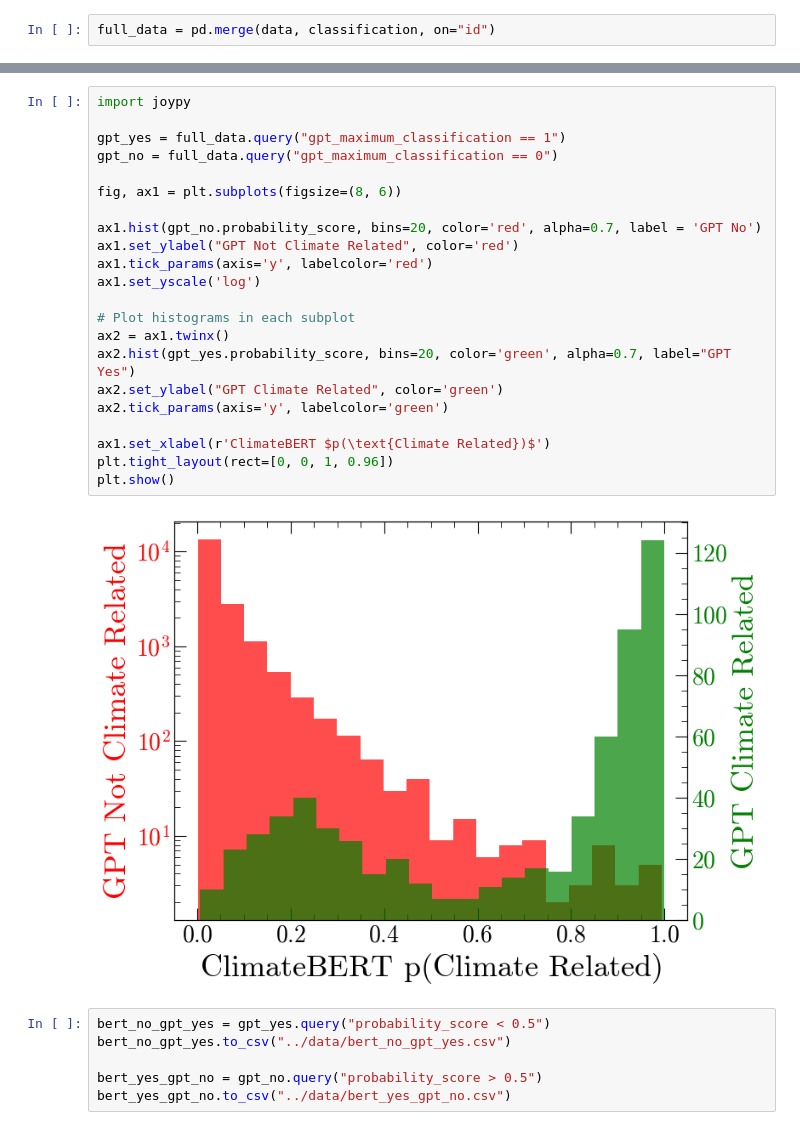
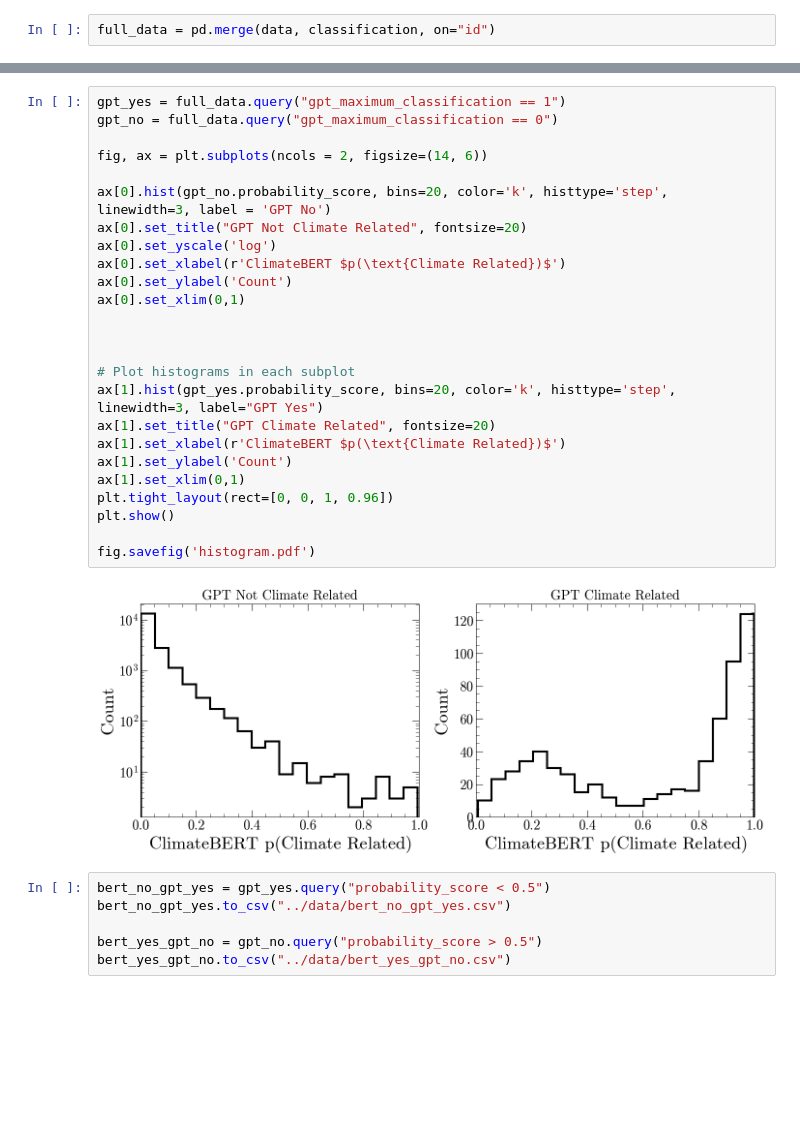
Before and after one commit to stefanarseneau/climate-speeches, a Jupyter notebook: notebooks/assess.ipynb, the cells around one changed output, grey strips where cells are left out. Saved outputs shown, nothing was run; the diff lists cells and outputs as text; blank space fills up the shorter version.

```diff
--- a/notebooks/assess.ipynb
+++ b/notebooks/assess.ipynb
@@ -105,27 +111,30 @@ plt.scatter(full_data.probability_score, full_data.gpt_average_classification, c
-# %%
-import joypy
-
-gpt_yes = full_data.query("gpt_maximum_classification == 1")
-gpt_no = full_data.query("gpt_maximum_classification == 0")
-
-fig, ax1 = plt.subplots(figsize=(8, 6))
-
-ax1.hist(gpt_no.probability_score, bins=20, color='red', alpha=0.7, label = 'GPT No')
-ax1.set_ylabel("GPT Not Climate Related", color='red')
-ax1.tick_params(axis='y', labelcolor='red')
-ax1.set_yscale('log')
-
-# Plot histograms in each subplot
-ax2 = ax1.twinx()
-ax2.hist(gpt_yes.probability_score, bins=20, color='green', alpha=0.7, label="GPT Yes")
-ax2.set_ylabel("GPT Climate Related", color='green')
-ax2.tick_params(axis='y', labelcolor='green')
-
-ax1.set_xlabel(r'ClimateBERT $p(\text{Climate Related})$')
-plt.tight_layout(rect=[0, 0, 1, 0.96])
-plt.show()
-# %% [output]
-[figure, removed]
+# %%
+gpt_yes = full_data.query("gpt_maximum_classification == 1")
+gpt_no = full_data.query("gpt_maximum_classification == 0")
+
+fig, ax = plt.subplots(ncols = 2, figsize=(14, 6))
+
+ax[0].hist(gpt_no.probability_score, bins=20, color='k', histtype='step', linewidth=3, label = 'GPT No')
+ax[0].set_title("GPT Not Climate Related", fontsize=20)
+ax[0].set_yscale('log')
+ax[0].set_xlabel(r'ClimateBERT $p(\text{Climate Related})$')
+ax[0].set_ylabel('Count')
+ax[0].set_xlim(0,1)
+
+
+
+# Plot histograms in each subplot
+ax[1].hist(gpt_yes.probability_score, bins=20, color='k', histtype='step', linewidth=3, label="GPT Yes")
+ax[1].set_title("GPT Climate Related", fontsize=20)
+ax[1].set_xlabel(r'ClimateBERT $p(\text{Climate Related})$')
+ax[1].set_ylabel('Count')
+ax[1].set_xlim(0,1)
+plt.tight_layout(rect=[0, 0, 1, 0.96])
+plt.show()
+
+fig.savefig('histogram.pdf')
+# %% [output]
+[figure, added]
 # %%
 bert_no_gpt_yes = gpt_yes.query("probability_score < 0.5")
 bert_no_gpt_yes.to_csv("../data/bert_no_gpt_yes.csv")
```
Also changed, not shown: parts of 6 cells of this notebook, 4 other files.
